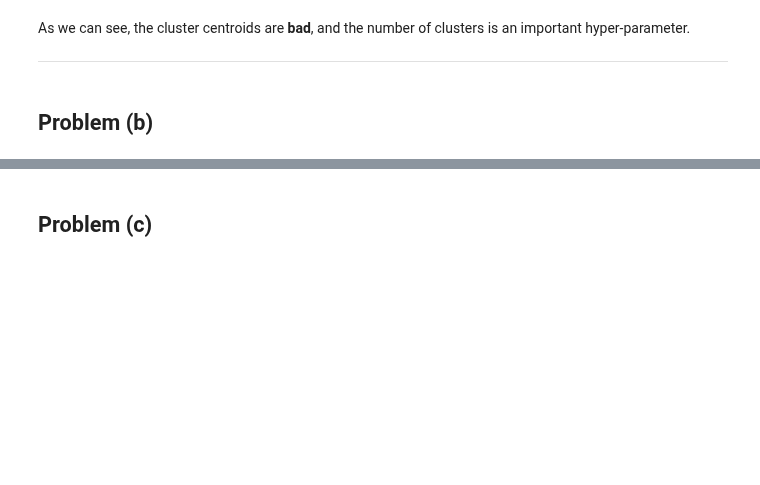
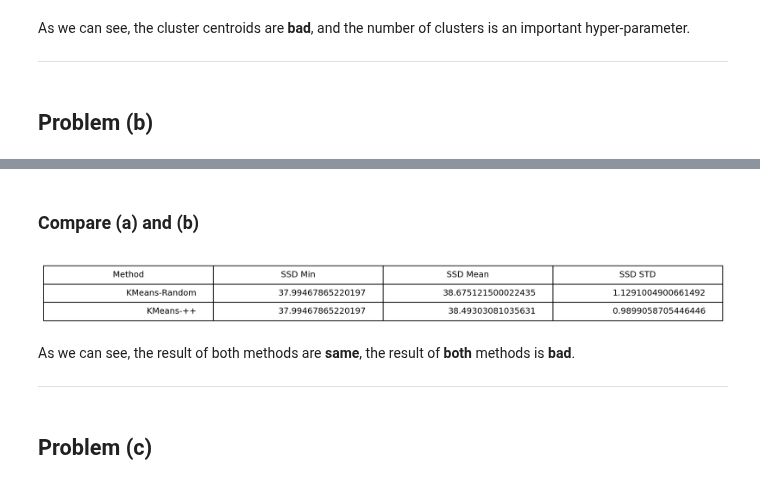
Before and after one commit to ckoliber/mlexercises, a Jupyter notebook: src/exercise6.ipynb, the cells around one changed output, grey strips where cells are left out. Cells and saved outputs as stored; diff of their text form; code cells hidden in the pictures; blank space fills up the shorter version.

```diff
--- a/src/exercise6.ipynb
+++ b/src/exercise6.ipynb
@@ -104,2 +126,21 @@ As we can see, the cluster centroids are **bad**, and the number of clusters is
+# %% [markdown]
+### Compare (a) and (b)
+# %%
+plt.figure(figsize=(8, 0.1), dpi=200)
+table = plt.table(cellText=[
+    ["KMeans-Random", rkmeans_ssd.min(), rkmeans_ssd.mean(), rkmeans_ssd.std()],
+    ["KMeans-++", ppkmeans_ssd.min(), ppkmeans_ssd.mean(), ppkmeans_ssd.std()]
+], colLabels=["Method", "SSD Min", "SSD Mean", "SSD STD"])
+table.auto_set_font_size(False)
+table.set_fontsize(11)
+table.scale(2, 2)
+plt.axis("off")
+plt.show()
+# %% [output]
+[figure, added]
+# %% [markdown]
+As we can see, the result of both methods are **same**, the result of **both** methods is **bad**.
+
+---
 # %% [markdown]
 ## Problem (c)
```
Also changed, not shown: parts of 10 cells of this notebook.
